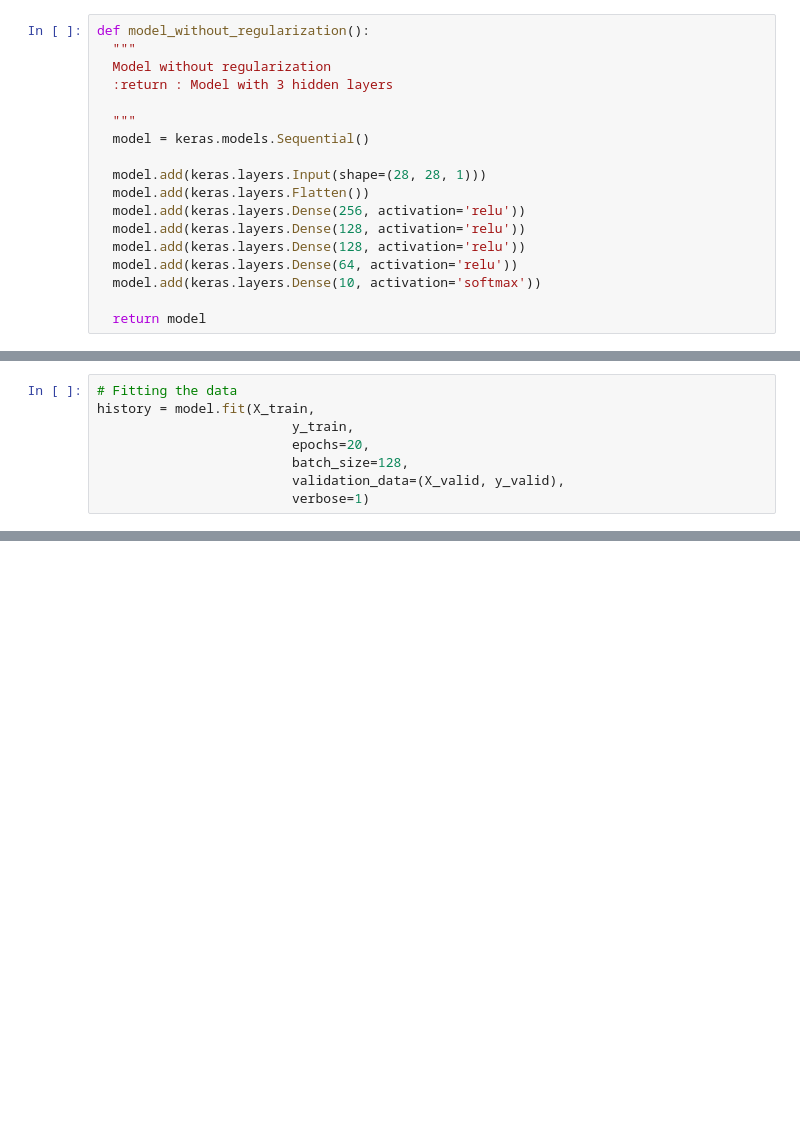
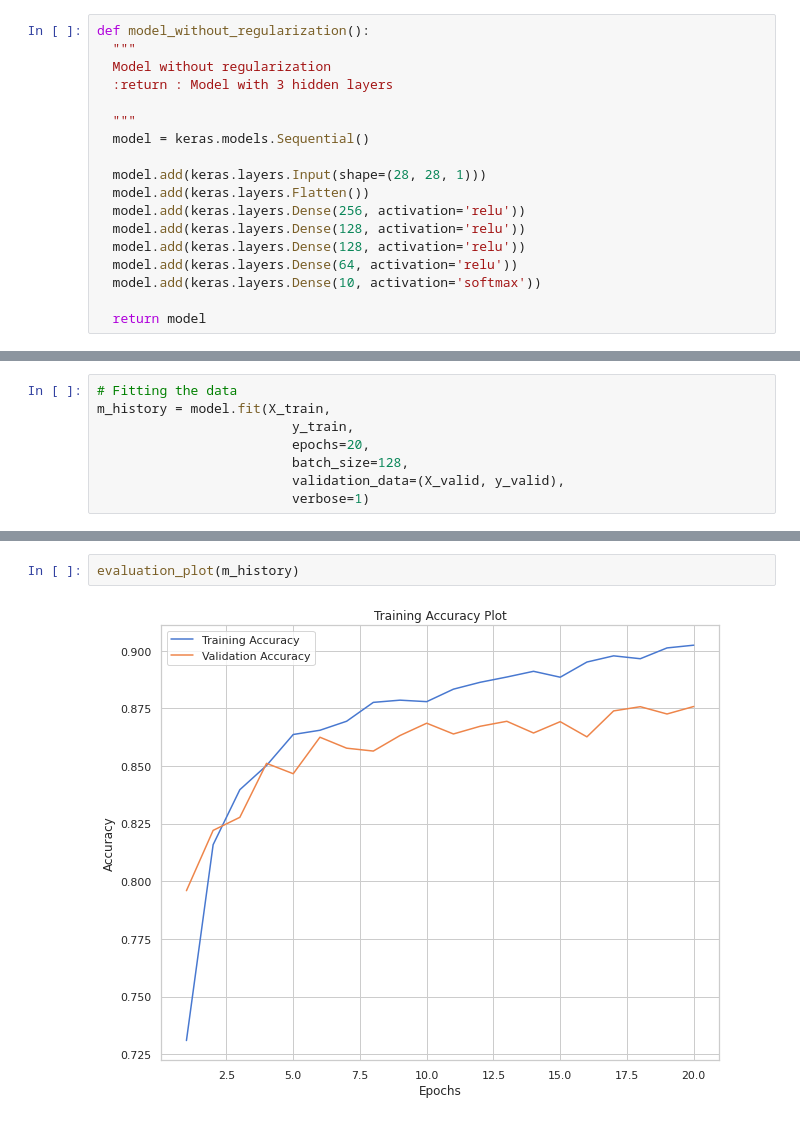
Before and after one commit to Data-Citadel/DeepLearning-Assignment1, a Jupyter notebook: DL_Assignment_PS5_Vision.ipynb, the cells around one changed output, grey strips where cells are left out. Saved outputs shown, nothing was run; the diff lists cells and outputs as text; blank space fills up the shorter version.

```diff
--- a/DL_Assignment_PS5_Vision.ipynb
+++ b/DL_Assignment_PS5_Vision.ipynb
@@ -333,7 +332,7 @@ _________________________________________________________________
 None
 # %%
 # Fitting the data
-history = model.fit(X_train,
+m_history = model.fit(X_train,
                          y_train,
                          epochs=20,
                          batch_size=128,
@@ -368,0 +368,4 @@ Validation Loss 0.364 and Validation Accuracy 0.88%
+# %%
+evaluation_plot(m_history)
+# %% [output]
+[figure, added]
```
Also changed, not shown: parts of 12 cells of this notebook.
